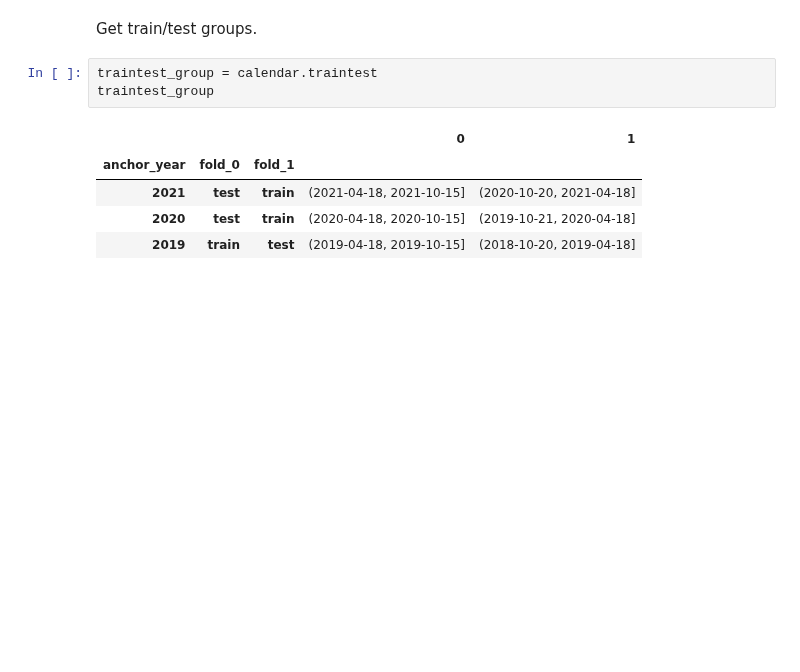
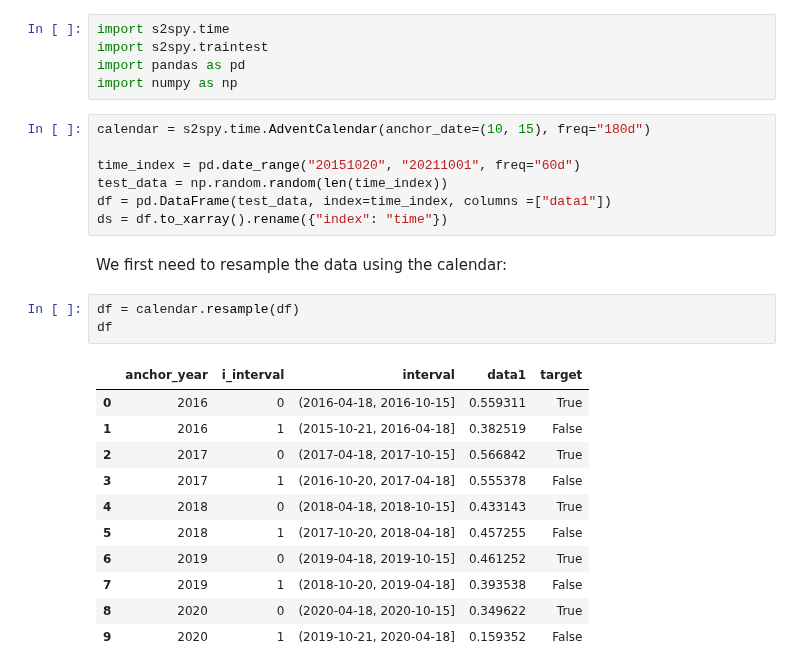
Before and after one commit to AI4S2S/s2spy, a Jupyter notebook: notebooks/tutorial_traintest.ipynb, the cells around one changed output. Drawn from its saved outputs; the diff is of its cells as text; blank space fills up the shorter version.

Commit message:
Restructured xarray output, added tutorial.

```diff
--- a/notebooks/tutorial_traintest.ipynb
+++ b/notebooks/tutorial_traintest.ipynb
@@ -26,11 +7,29 @@ calendar.set_traintest_method("kfold", n_splits = 2, shuffle = False)
-# %% [markdown]
-Get train/test groups.
-# %%
-traintest_group = calendar.traintest
-traintest_group
-# %% [output]
-|  |  |  | 0 | 1 |
-| anchor_year | fold_0 | fold_1 |  |  |
-| 2021 | test | train | (2021-04-18, 2021-10-15] | (2020-10-20, 2021-04-18] |
-| 2020 | test | train | (2020-04-18, 2020-10-15] | (2019-10-21, 2020-04-18] |
-| 2019 | train | test | (2019-04-18, 2019-10-15] | (2018-10-20, 2019-04-18] |
+# %%
+import s2spy.time
+import s2spy.traintest
+import pandas as pd
+import numpy as np
+# %%
+calendar = s2spy.time.AdventCalendar(anchor_date=(10, 15), freq="180d")
+
+time_index = pd.date_range("20151020", "20211001", freq="60d")
+test_data = np.random.random(len(time_index))
+df = pd.DataFrame(test_data, index=time_index, columns =["data1"])
+ds = df.to_xarray().rename({"index": "time"})
+# %% [markdown]
+We first need to resample the data using the calendar:
+# %%
+df = calendar.resample(df)
+df
+# %% [output]
+|  | anchor_year | i_interval | interval | data1 | target |
+| 0 | 2016 | 0 | (2016-04-18, 2016-10-15] | 0.559311 | True |
+| 1 | 2016 | 1 | (2015-10-21, 2016-04-18] | 0.382519 | False |
+| 2 | 2017 | 0 | (2017-04-18, 2017-10-15] | 0.566842 | True |
+| 3 | 2017 | 1 | (2016-10-20, 2017-04-18] | 0.555378 | False |
+| 4 | 2018 | 0 | (2018-04-18, 2018-10-15] | 0.433143 | True |
+| 5 | 2018 | 1 | (2017-10-20, 2018-04-18] | 0.457255 | False |
+| 6 | 2019 | 0 | (2019-04-18, 2019-10-15] | 0.461252 | True |
+| 7 | 2019 | 1 | (2018-10-20, 2019-04-18] | 0.393538 | False |
+| 8 | 2020 | 0 | (2020-04-18, 2020-10-15] | 0.349622 | True |
+| 9 | 2020 | 1 | (2019-10-21, 2020-04-18] | 0.159352 | False |
```
Also changed, not shown: parts of 13 cells of this notebook, 5 other files.
